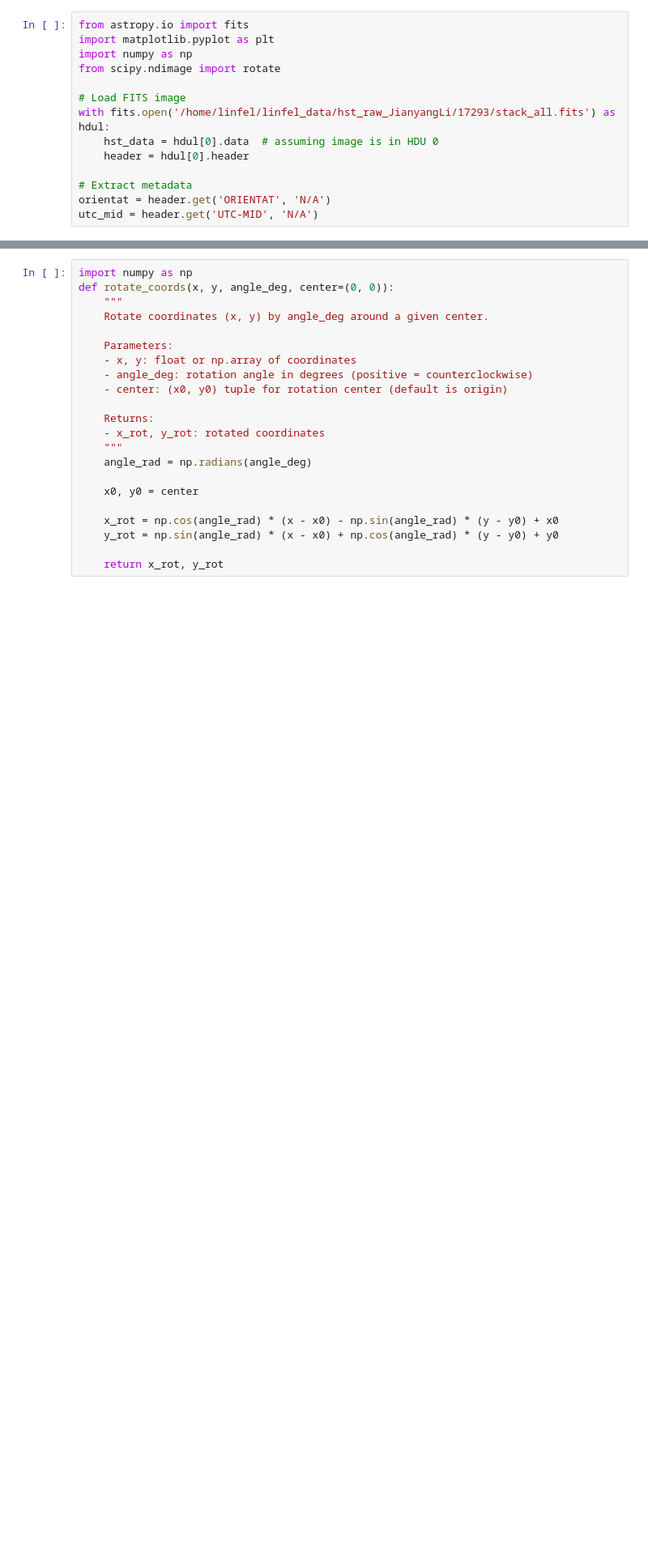
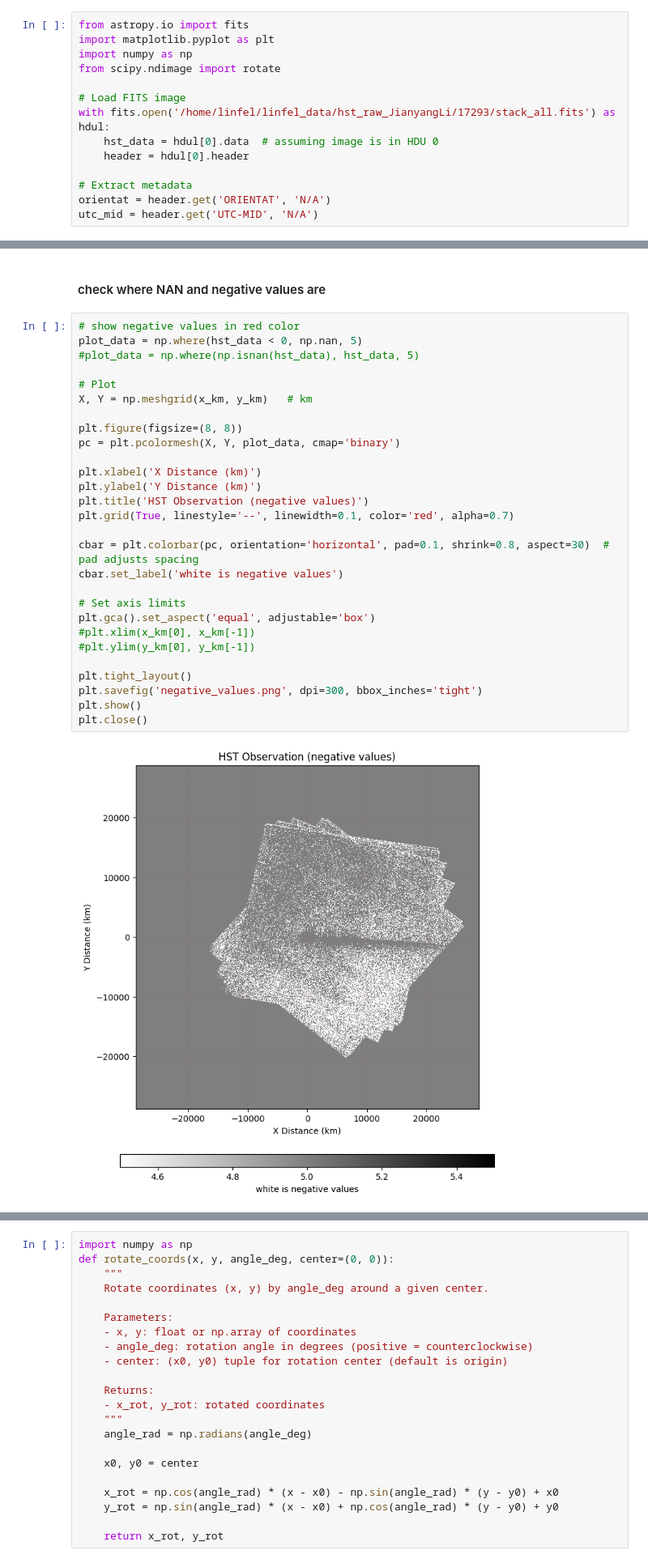
Before and after one commit to gitlinffff/rebound, a Jupyter notebook: analysis/hst_imageprocess/hst_fitting.ipynb, the cells around one changed output, grey strips where cells are left out. Shown at 81% size. Drawn from its saved outputs; the diff is of its cells as text; blank space fills up the shorter version.

```diff
--- a/analysis/hst_imageprocess/hst_fitting.ipynb
+++ b/analysis/hst_imageprocess/hst_fitting.ipynb
@@ -66,0 +72,32 @@ plt.close()
+# %% [markdown]
+#### check where NAN and negative values are
+# %%
+# show negative values in red color
+plot_data = np.where(hst_data < 0, np.nan, 5)
+#plot_data = np.where(np.isnan(hst_data), hst_data, 5)
+
+# Plot
+X, Y = np.meshgrid(x_km, y_km)   # km
+
+plt.figure(figsize=(8, 8))
+pc = plt.pcolormesh(X, Y, plot_data, cmap='binary')
+
+plt.xlabel('X Distance (km)')
+plt.ylabel('Y Distance (km)')
+plt.title('HST Observation (negative values)')
+plt.grid(True, linestyle='--', linewidth=0.1, color='red', alpha=0.7)
+
+cbar = plt.colorbar(pc, orientation='horizontal', pad=0.1, shrink=0.8, aspect=30)  # pad adjusts spacing
+cbar.set_label('white is negative values')
+
+# Set axis limits
+plt.gca().set_aspect('equal', adjustable='box')
+#plt.xlim(x_km[0], x_km[-1])
+#plt.ylim(y_km[0], y_km[-1])
+
+plt.tight_layout()
+plt.savefig('negative_values.png', dpi=300, bbox_inches='tight')
+plt.show()
+plt.close()
+# %% [output]
+[figure, added]
```
Also changed, not shown: parts of 20 cells of this notebook.
